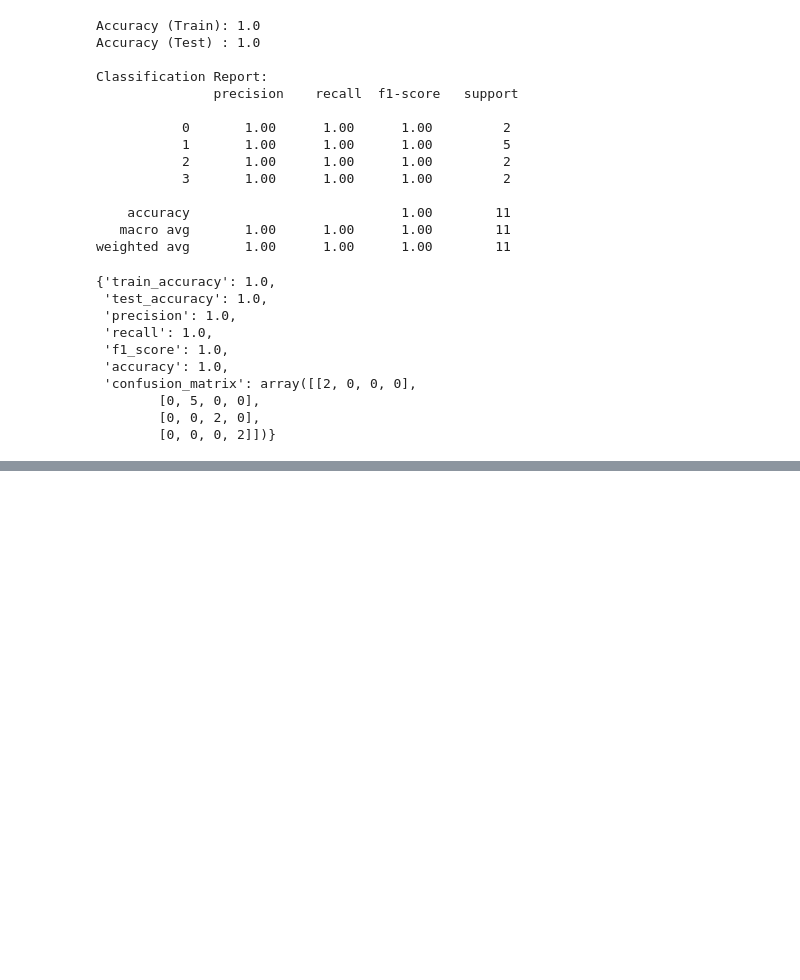
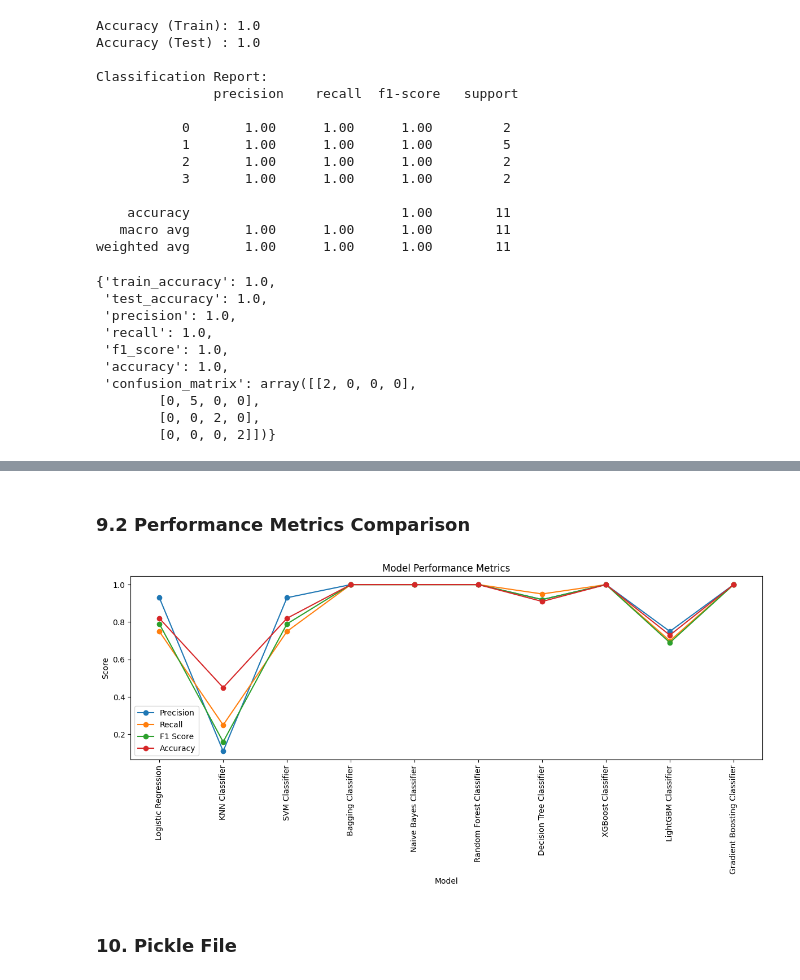
Before and after one commit to logavanan-a/Resume-Classification, a Jupyter notebook: 2. EDA Resume Classification.ipynb, the cells around one changed output, grey strips where cells are left out. Saved outputs shown, nothing was run; the diff lists cells and outputs as text; code cells hidden in the pictures; blank space fills up the shorter version.

```diff
--- a/2. EDA Resume Classification.ipynb
+++ b/2. EDA Resume Classification.ipynb
@@ -889,0 +905,19 @@ df
+# %% [markdown]
+### 9.2 Performance Metrics Comparison
+# %%
+plt.figure(figsize=(12, 6))
+plt.plot(df["Model"], df["Precision"], marker="o")
+plt.plot(df["Model"], df["Recall"], marker="o")
+plt.plot(df["Model"], df["F1 Score"], marker="o")
+plt.plot(df["Model"], df["Accuracy"], marker="o")
+plt.xticks(rotation=90)
+plt.title("Model Performance Metrics")
+plt.xlabel("Model")
+plt.ylabel("Score")
+plt.legend(["Precision", "Recall", "F1 Score", "Accuracy"])
+plt.tight_layout()
+plt.show()
+# %% [output]
+[figure, added]
+# %% [markdown]
+### 10. Pickle File
```
Also changed, not shown: parts of 8 cells of this notebook, 6 other files.
